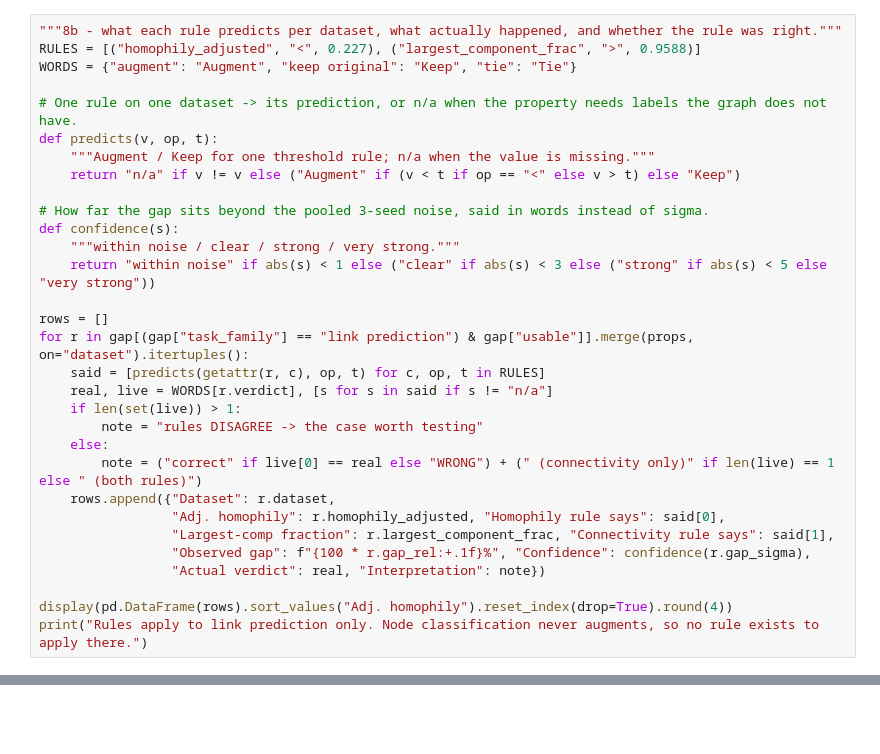
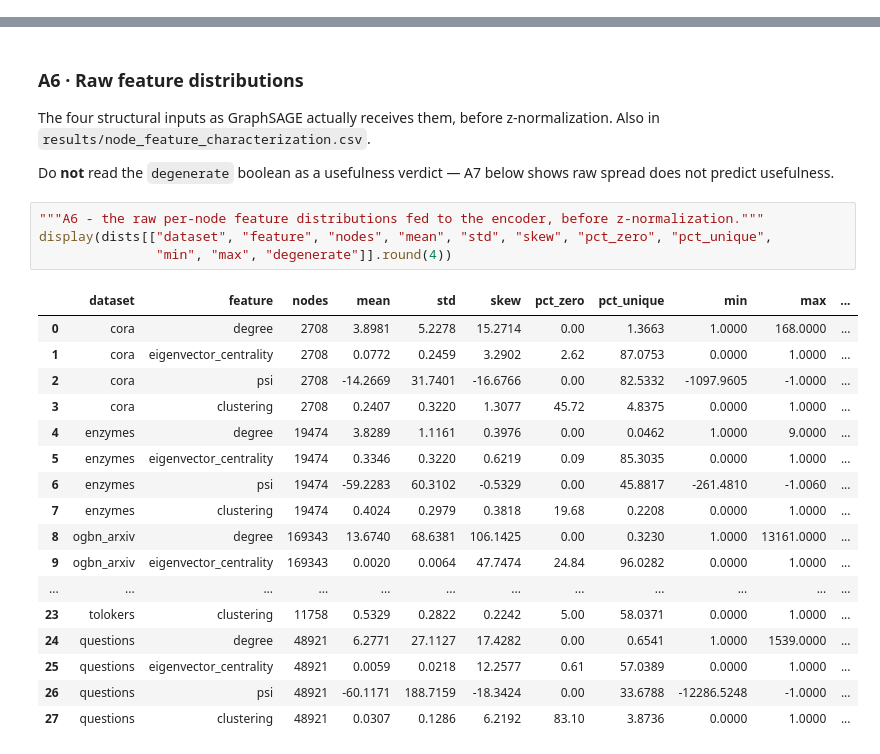
Before and after one commit to SafiUllahAdam/Structure-Aware-Graph-Augmentation-for-GNNs, a Jupyter notebook: notebooks/5-phase5_characterization.ipynb, the cells around one changed output, grey strips where cells are left out. Drawn from its saved outputs; the diff is of its cells as text; blank space fills up the shorter version.

Commit message:
candidate rules

```diff
--- a/notebooks/5-phase5_characterization.ipynb
+++ b/notebooks/5-phase5_characterization.ipynb
@@ -369,31 +0,0 @@ Link prediction only — the rules do not apply to node classification, where no
-# %%
-"""8b - what each rule predicts per dataset, what actually happened, and whether the rule was right."""
-RULES = [("homophily_adjusted", "<", 0.227), ("largest_component_frac", ">", 0.9588)]
-WORDS = {"augment": "Augment", "keep original": "Keep", "tie": "Tie"}
-
-# One rule on one dataset -> its prediction, or n/a when the property needs labels the graph does not have.
-def predicts(v, op, t):
-    """Augment / Keep for one threshold rule; n/a when the value is missing."""
-    return "n/a" if v != v else ("Augment" if (v < t if op == "<" else v > t) else "Keep")
-
-# How far the gap sits beyond the pooled 3-seed noise, said in words instead of sigma.
-def confidence(s):
-    """within noise / clear / strong / very strong."""
-    return "within noise" if abs(s) < 1 else ("clear" if abs(s) < 3 else ("strong" if abs(s) < 5 else "very strong"))
-
-rows = []
-for r in gap[(gap["task_family"] == "link prediction") & gap["usable"]].merge(props, on="dataset").itertuples():
-    said = [predicts(getattr(r, c), op, t) for c, op, t in RULES]
-    real, live = WORDS[r.verdict], [s for s in said if s != "n/a"]
-    if len(set(live)) > 1:
-        note = "rules DISAGREE -> the case worth testing"
-    else:
-        note = ("correct" if live[0] == real else "WRONG") + (" (connectivity only)" if len(live) == 1 else " (both rules)")
-    rows.append({"Dataset": r.dataset,
-                 "Adj. homophily": r.homophily_adjusted, "Homophily rule says": said[0],
-                 "Largest-comp fraction": r.largest_component_frac, "Connectivity rule says": said[1],
-                 "Observed gap": f"{100 * r.gap_rel:+.1f}%", "Confidence": confidence(r.gap_sigma),
-                 "Actual verdict": real, "Interpretation": note})
-
-display(pd.DataFrame(rows).sort_values("Adj. homophily").reset_index(drop=True).round(4))
-print("Rules apply to link prediction only. Node classification never augments, so no rule exists to apply there.")
@@ -408,0 +616,28 @@ Rules apply to link prediction only. Node classification never augments, so no r
+# %% [markdown]
+### A6 · Raw feature distributions
+
+The four structural inputs as GraphSAGE actually receives them, before z-normalization. Also in `results/node_feature_characterization.csv`.
+
+Do **not** read the `degenerate` boolean as a usefulness verdict — A7 below shows raw spread does not predict usefulness.
+# %%
+"""A6 - the raw per-node feature distributions fed to the encoder, before z-normalization."""
+display(dists[["dataset", "feature", "nodes", "mean", "std", "skew", "pct_zero", "pct_unique",
+               "min", "max", "degenerate"]].round(4))
+# %% [output]
+|  | dataset | feature | nodes | mean | std | skew | pct_zero | pct_unique | min | max | ... |
+| 0 | cora | degree | 2708 | 3.8981 | 5.2278 | 15.2714 | 0.00 | 1.3663 | 1.0000 | 168.0000 | ... |
+| 1 | cora | eigenvector_centrality | 2708 | 0.0772 | 0.2459 | 3.2902 | 2.62 | 87.0753 | 0.0000 | 1.0000 | ... |
+| 2 | cora | psi | 2708 | -14.2669 | 31.7401 | -16.6766 | 0.00 | 82.5332 | -1097.9605 | -1.0000 | ... |
+| 3 | cora | clustering | 2708 | 0.2407 | 0.3220 | 1.3077 | 45.72 | 4.8375 | 0.0000 | 1.0000 | ... |
+| 4 | enzymes | degree | 19474 | 3.8289 | 1.1161 | 0.3976 | 0.00 | 0.0462 | 1.0000 | 9.0000 | ... |
+| 5 | enzymes | eigenvector_centrality | 19474 | 0.3346 | 0.3220 | 0.6219 | 0.09 | 85.3035 | 0.0000 | 1.0000 | ... |
+| 6 | enzymes | psi | 19474 | -59.2283 | 60.3102 | -0.5329 | 0.00 | 45.8817 | -261.4810 | -1.0060 | ... |
+| 7 | enzymes | clustering | 19474 | 0.4024 | 0.2979 | 0.3818 | 19.68 | 0.2208 | 0.0000 | 1.0000 | ... |
+| 8 | ogbn_arxiv | degree | 169343 | 13.6740 | 68.6381 | 106.1425 | 0.00 | 0.3230 | 1.0000 | 13161.0000 | ... |
+| 9 | ogbn_arxiv | eigenvector_centrality | 169343 | 0.0020 | 0.0064 | 47.7474 | 24.84 | 96.0282 | 0.0000 | 1.0000 | ... |
+| ... | ... | ... | ... | ... | ... | ... | ... | ... | ... | ... | ... |
+| 23 | tolokers | clustering | 11758 | 0.5329 | 0.2822 | 0.2242 | 5.00 | 58.0371 | 0.0000 | 1.0000 | ... |
+| 24 | questions | degree | 48921 | 6.2771 | 27.1127 | 17.4282 | 0.00 | 0.6541 | 1.0000 | 1539.0000 | ... |
+| 25 | questions | eigenvector_centrality | 48921 | 0.0059 | 0.0218 | 12.2577 | 0.61 | 57.0389 | 0.0000 | 1.0000 | ... |
+| 26 | questions | psi | 48921 | -60.1171 | 188.7159 | -18.3424 | 0.00 | 33.6788 | -12286.5248 | -1.0000 | ... |
+| 27 | questions | clustering | 48921 | 0.0307 | 0.1286 | 6.2192 | 83.10 | 3.8736 | 0.0000 | 1.0000 | ... |
```
Also changed, not shown: parts of 53 cells of this notebook, 6 other files.
